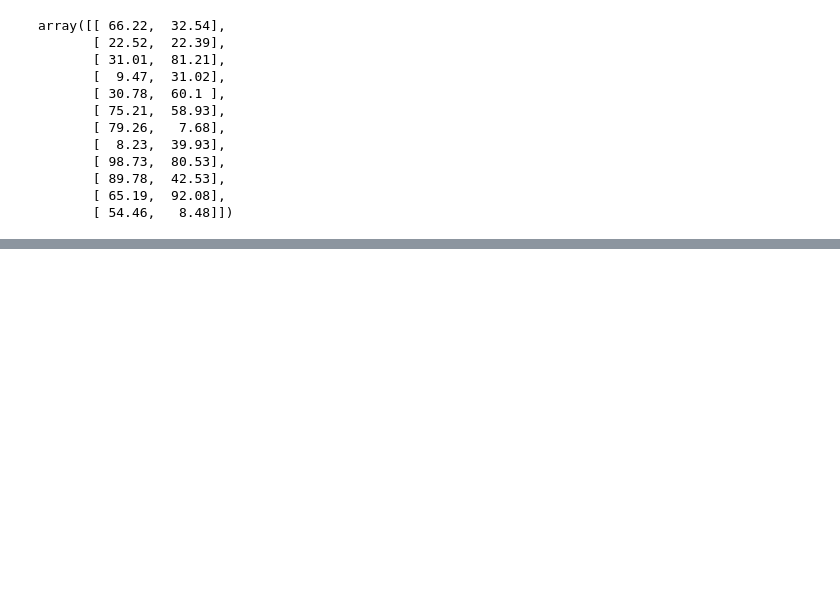
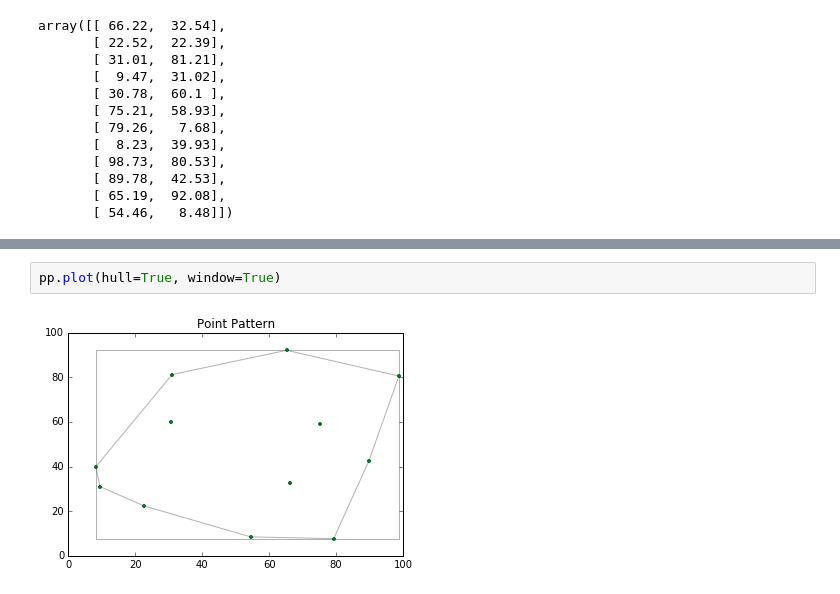
Before and after one commit to pysal/pointpats, a Jupyter notebook: centrography.ipynb, the cells around one changed output, grey strips where cells are left out. Drawn from its saved outputs; the diff is of its cells as text; blank space fills up the shorter version.

```diff
--- a/centrography.ipynb
+++ b/centrography.ipynb
@@ -60,0 +83,4 @@ array([ 60.51681818,  48.17575758])
+# %%
+pp.plot(hull=True, window=True)
+# %% [output]
+[figure, added]
```
Also changed, not shown: parts of 12 cells of this notebook, 3 other files.
